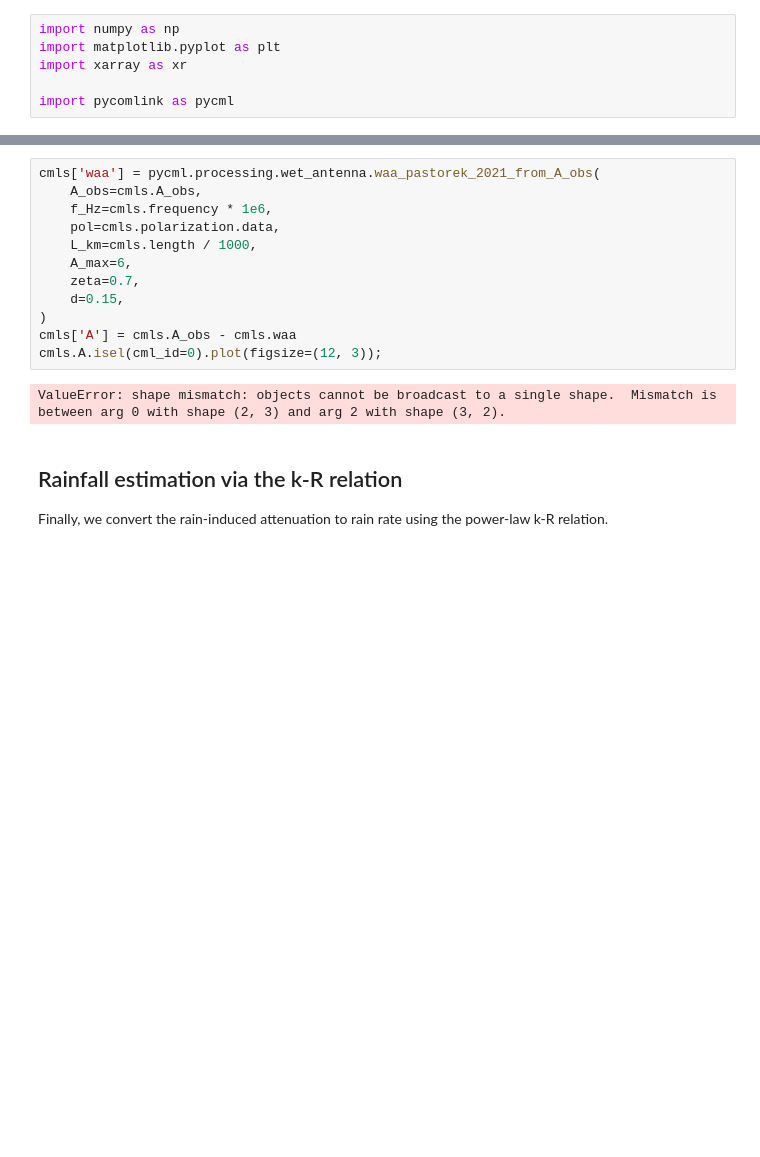
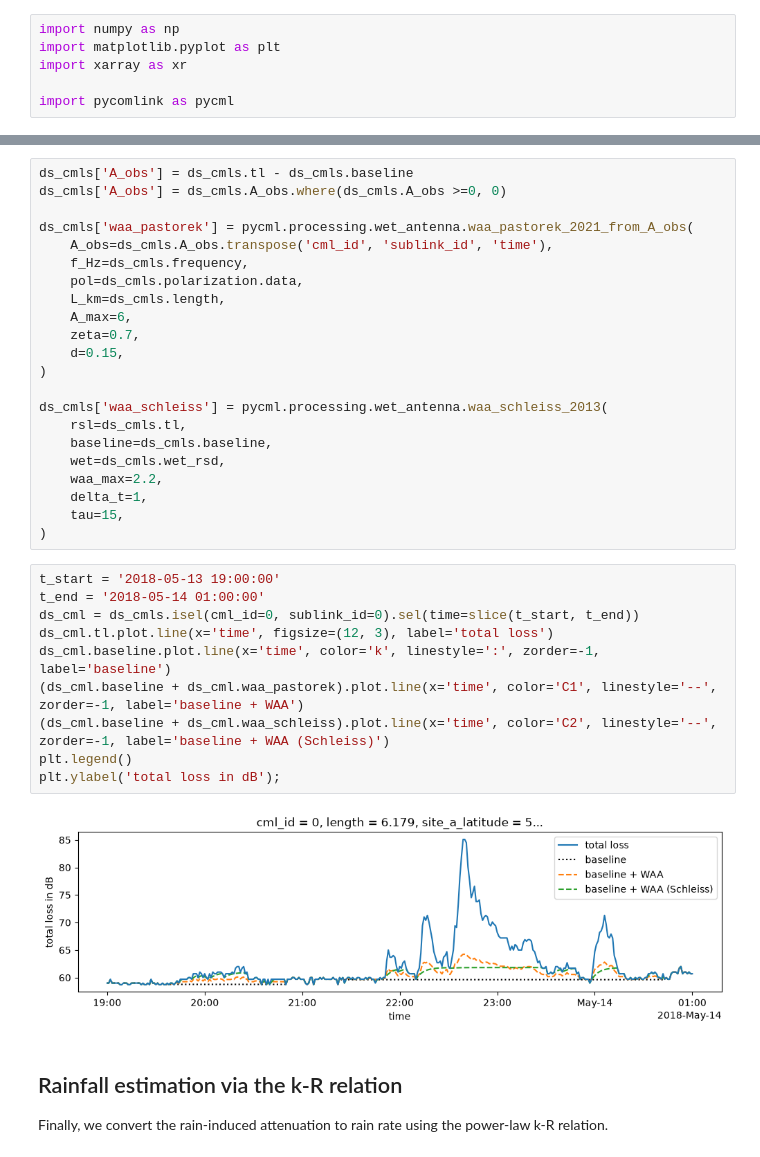
Before and after one commit to OpenSenseAction/OpenSenseAction.github.io, a Jupyter notebook: software-ecosystem/pycomlink.ipynb, the cells around one changed output, grey strips where cells are left out. Cells and saved outputs as stored; diff of their text form; blank space fills up the shorter version.

```diff
--- a/software-ecosystem/pycomlink.ipynb
+++ b/software-ecosystem/pycomlink.ipynb
@@ -94,17 +160,37 @@ Water on the antenna attenuates the signal even without rain in the path. `pycom
 # %%
-cmls['waa'] = pycml.processing.wet_antenna.waa_pastorek_2021_from_A_obs(
-    A_obs=cmls.A_obs,
-    f_Hz=cmls.frequency * 1e6,
-    pol=cmls.polarization.data,
-    L_km=cmls.length / 1000,
+ds_cmls['A_obs'] = ds_cmls.tl - ds_cmls.baseline
+ds_cmls['A_obs'] = ds_cmls.A_obs.where(ds_cmls.A_obs >=0, 0)
+
+ds_cmls['waa_pastorek'] = pycml.processing.wet_antenna.waa_pastorek_2021_from_A_obs(
+    A_obs=ds_cmls.A_obs.transpose('cml_id', 'sublink_id', 'time'),
+    f_Hz=ds_cmls.frequency,
+    pol=ds_cmls.polarization.data,
+    L_km=ds_cmls.length,
     A_max=6,
     zeta=0.7,
     d=0.15,
 )
-cmls['A'] = cmls.A_obs - cmls.waa
-cmls.A.isel(cml_id=0).plot(figsize=(12, 3));
+
+ds_cmls['waa_schleiss'] = pycml.processing.wet_antenna.waa_schleiss_2013(
+    rsl=ds_cmls.tl,
+    baseline=ds_cmls.baseline,
+    wet=ds_cmls.wet_rsd,
+    waa_max=2.2,
+    delta_t=1,
+    tau=15,
+)
-# %% [output]
-ValueError: shape mismatch: objects cannot be broadcast to a single shape.  Mismatch is between arg 0 with shape (2, 3) and arg 2 with shape (3, 2).
+# %%
+t_start = '2018-05-13 19:00:00'
+t_end = '2018-05-14 01:00:00'
+ds_cml = ds_cmls.isel(cml_id=0, sublink_id=0).sel(time=slice(t_start, t_end))
+ds_cml.tl.plot.line(x='time', figsize=(12, 3), label='total loss')
+ds_cml.baseline.plot.line(x='time', color='k', linestyle=':', zorder=-1, label='baseline')
+(ds_cml.baseline + ds_cml.waa_pastorek).plot.line(x='time', color='C1', linestyle='--', zorder=-1, label='baseline + WAA')
+(ds_cml.baseline + ds_cml.waa_schleiss).plot.line(x='time', color='C2', linestyle='--', zorder=-1, label='baseline + WAA (Schleiss)')
+plt.legend()
+plt.ylabel('total loss in dB');
+# %% [output]
+[figure, added]
 # %% [markdown]
 ## Rainfall estimation via the k-R relation
 
```
Also changed, not shown: parts of 17 cells of this notebook.
